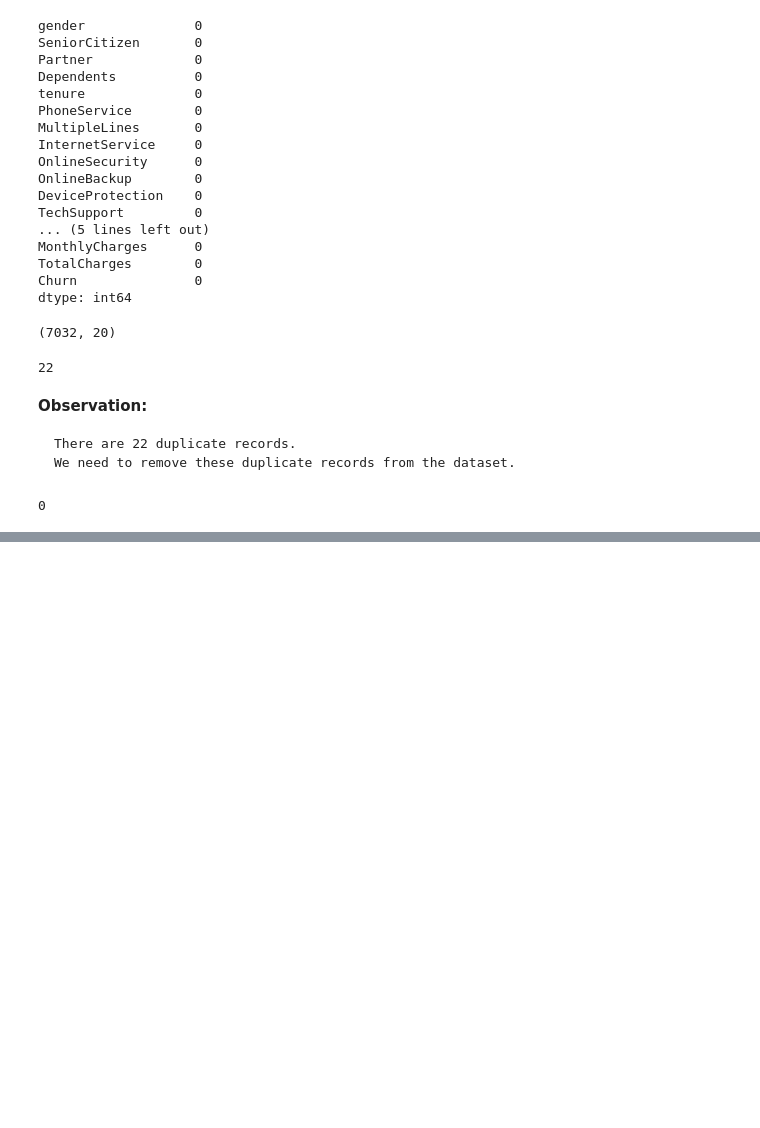
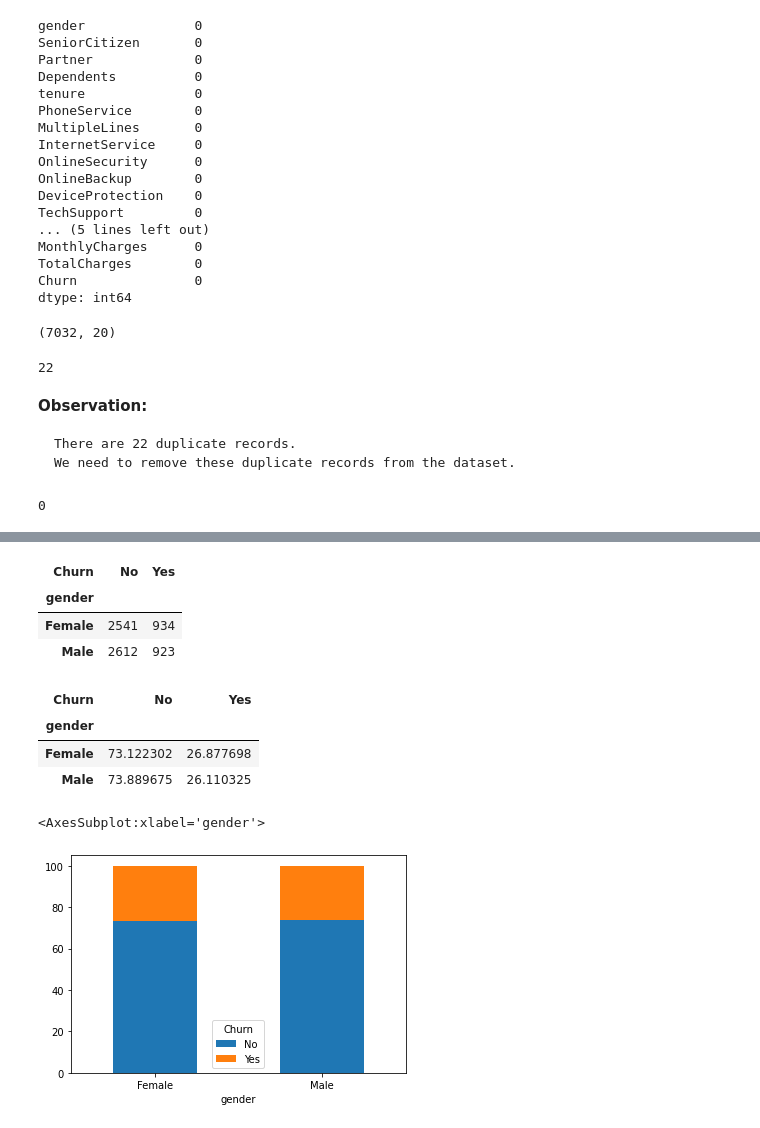
Before and after one commit to mosha1812/telecom-churn, a Jupyter notebook: customer-churn-prediction-telco.ipynb, the cells around one changed output, grey strips where cells are left out. Drawn from its saved outputs; the diff is of its cells as text; code cells hidden in the pictures; blank space fills up the shorter version.

```diff
--- a/customer-churn-prediction-telco.ipynb
+++ b/customer-churn-prediction-telco.ipynb
@@ -276,0 +298,22 @@ df.duplicated().sum()
+# %%
+pd.crosstab(df['gender'], df['Churn'])
+# %% [output]
+| Churn | No | Yes |
+| gender |  |  |
+| Female | 2541 | 934 |
+| Male | 2612 | 923 |
+# %%
+pd.crosstab(df['gender'], df['Churn']).apply(lambda x: x/x.sum()*100, axis=1)
+# %% [output]
+| Churn | No | Yes |
+| gender |  |  |
+| Female | 73.122302 | 26.877698 |
+| Male | 73.889675 | 26.110325 |
+# %%
+# calculate the percentage of observations of the response variable for each group of the independent variable
+# 100% stacked bar plot
+gender_churn_ct = pd.crosstab(df['gender'], df['Churn']).apply(lambda x: x/x.sum()*100, axis=1)
+gender_churn_ct.plot(kind='bar', stacked=True, rot=0) # rot=0 -> to rotate the x-ticks lables
+# %% [output]
+<AxesSubplot:xlabel='gender'>
+[figure, added]
```
Also changed, not shown: parts of 57 cells of this notebook.
